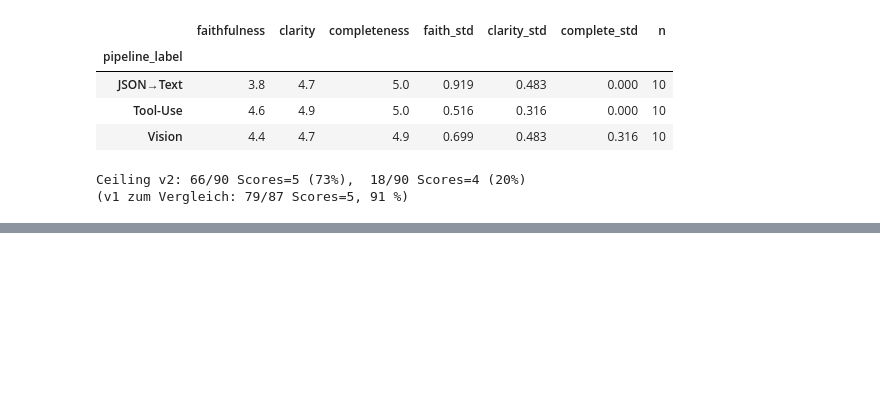
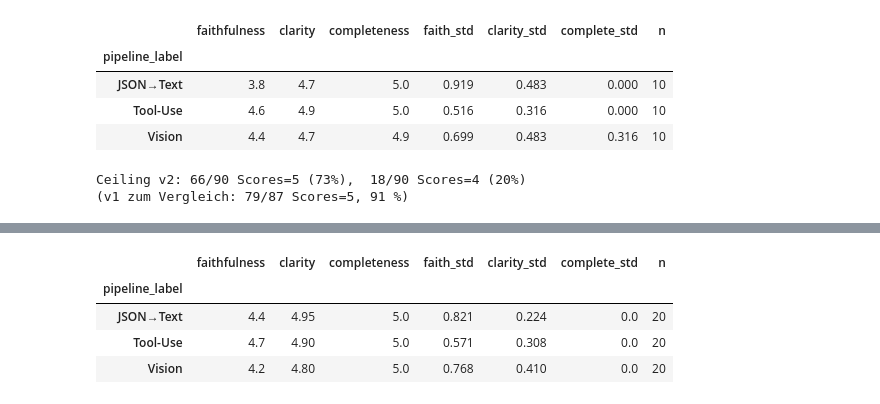
Before and after one commit to antonpstahl/Implementation-XAI-Stahl-ss26, a Jupyter notebook: notebooks/07_Evaluation.ipynb, the cells around one changed output, grey strips where cells are left out. Cells and saved outputs as stored; diff of their text form; code cells hidden in the pictures; blank space fills up the shorter version.

Commit message:
"Fix: Tool-Transcript (Calls+Results) added to the Opus-Judge + new Results"

```diff
--- a/notebooks/07_Evaluation.ipynb
+++ b/notebooks/07_Evaluation.ipynb
@@ -836,0 +785,75 @@ Ceiling Opus: 5→45 (50%), 4→32 (36%), ≤3→13 (14%)
+# %%
+OPUS_MODEL = 'claude-opus-4-8'
+
+opus_path = RESULTS_DIR / 'eval_llm_judge_opus.json'
+
+if not opus_path.exists():
+    print(f'Starte Opus-Judge ({OPUS_MODEL}) für alle {len(df)} Einträge …')
+    opus_rows = []
+    total_in, total_out = 0, 0
+    MAX_RETRIES = 3
+
+    for _, row in df.iterrows():
+        prompt = build_judge_prompt(row.to_dict(), row['xai_model'], row['instance_id'])
+
+        scores, in_tok, out_tok, raw = {}, 0, 0, ''
+        for attempt in range(MAX_RETRIES):
+            response = ask_text(
+                prompt,
+                system=JUDGE_SYSTEM,
+                model=OPUS_MODEL,
+                max_tokens=600,
+                cache_system=True,
+            )
+            usage  = response.get('usage', {})
+            in_tok = usage.get('input_tokens', 0)
+            out_tok = usage.get('output_tokens', 0)
+            raw    = response['content'][0]['text'].strip()
+            scores = _parse_judge_response(raw)
+            if all(scores.get(k) is not None for k in ['faithfulness', 'clarity', 'completeness']):
+                break
+            print(f'  ⚠️  Retry {attempt+1}/{MAX_RETRIES}: {row["pipeline_label"]} {row["xai_model"]} inst={row["instance_id"]}')
+
+        total_in += in_tok; total_out += out_tok
+        opus_rows.append({
+            'pipeline_label': row['pipeline_label'],
+            'xai_model':      row['xai_model'],
+            'instance_id':    row['instance_id'],
+            'faithfulness':   scores.get('faithfulness', None),
+            'clarity':        scores.get('clarity', None),
+            'completeness':   scores.get('completeness', None),
+            'reasoning': {
+                'faithfulness':  scores.get('faithfulness_reasoning', ''),
+                'clarity':       scores.get('clarity_reasoning', ''),
+                'completeness':  scores.get('completeness_reasoning', ''),
+            },
+            'raw_response': raw,
+        })
+        print(f'  {row["pipeline_label"]:12s} {row["xai_model"]} inst={row["instance_id"]:4d}  '
+              f'F={scores.get("faithfulness","?")} '
+              f'C={scores.get("clarity","?")} '
+              f'Co={scores.get("completeness","?")}  in={in_tok}')
+
+    opus_path.write_text(json.dumps(opus_rows, indent=2, ensure_ascii=False))
+    print(f'\nGesamt: input={total_in}  output={total_out}')
+else:
+    print(f'Opus-Ergebnisse aus Cache geladen: {opus_path.name}')
+    print('(Cache löschen zum Neuberechnen)')
+
+judge_opus_df = pd.DataFrame(json.loads(opus_path.read_text()))
+for col in ['faithfulness', 'clarity', 'completeness']:
+    judge_opus_df[col] = pd.to_numeric(judge_opus_df[col], errors='coerce')
+
+opus_summary = judge_opus_df.groupby('pipeline_label')[['faithfulness','clarity','completeness']].mean().round(2)
+opus_std     = judge_opus_df.groupby('pipeline_label')[['faithfulness','clarity','completeness']].std().round(3)
+opus_n       = judge_opus_df.groupby('pipeline_label')[['faithfulness']].count().rename(columns={'faithfulness': 'n'})
+opus_std.columns = ['faith_std','clarity_std','complete_std']
+print(f'\nOpus {OPUS_MODEL} Judge-Scores (kalibrierter Prompt, unabhängiges Modell, Tool-Trace inkludiert):')
+display(opus_summary.join(opus_std).join(opus_n))
+
+tv = judge_opus_df[['faithfulness','clarity','completeness']].count().sum()
+t5 = (judge_opus_df[['faithfulness','clarity','completeness']] == 5).sum().sum()
+t4 = (judge_opus_df[['faithfulness','clarity','completeness']] == 4).sum().sum()
+t3 = (judge_opus_df[['faithfulness','clarity','completeness']] <= 3).sum().sum()
+print(f'\nCeiling Opus: 5→{t5} ({100*t5/tv:.0f}%), 4→{t4} ({100*t4/tv:.0f}%), ≤3→{t3} ({100*t3/tv:.0f}%)')
+# %% [output]
@@ -836,0 +877,5 @@ Ceiling Opus: 5→45 (50%), 4→32 (36%), ≤3→13 (14%)
+|  | faithfulness | clarity | completeness | faith_std | clarity_std | complete_std | n |
+| pipeline_label |  |  |  |  |  |  |  |
+| JSON→Text | 4.4 | 4.95 | 5.0 | 0.821 | 0.224 | 0.0 | 20 |
+| Tool-Use | 4.7 | 4.90 | 5.0 | 0.571 | 0.308 | 0.0 | 20 |
+| Vision | 4.2 | 4.80 | 5.0 | 0.768 | 0.410 | 0.0 | 20 |
```
Also changed, not shown: parts of 12 cells of this notebook, 5 other files.
